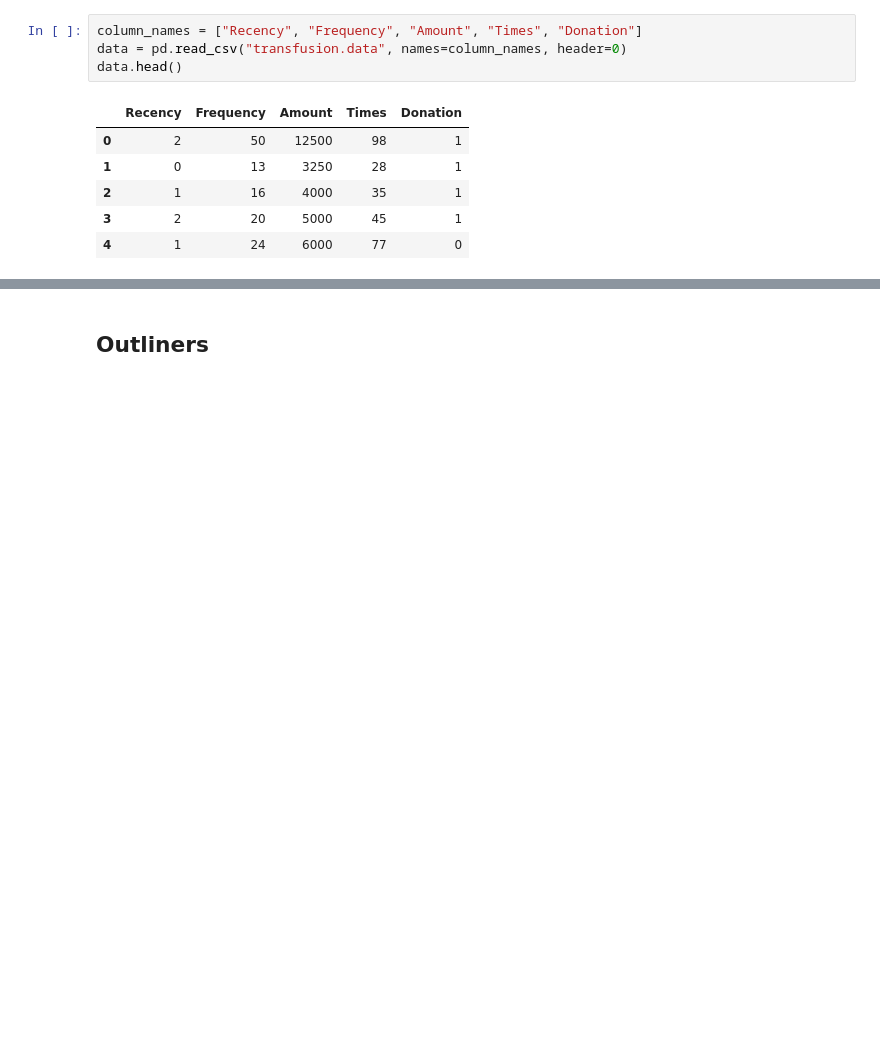
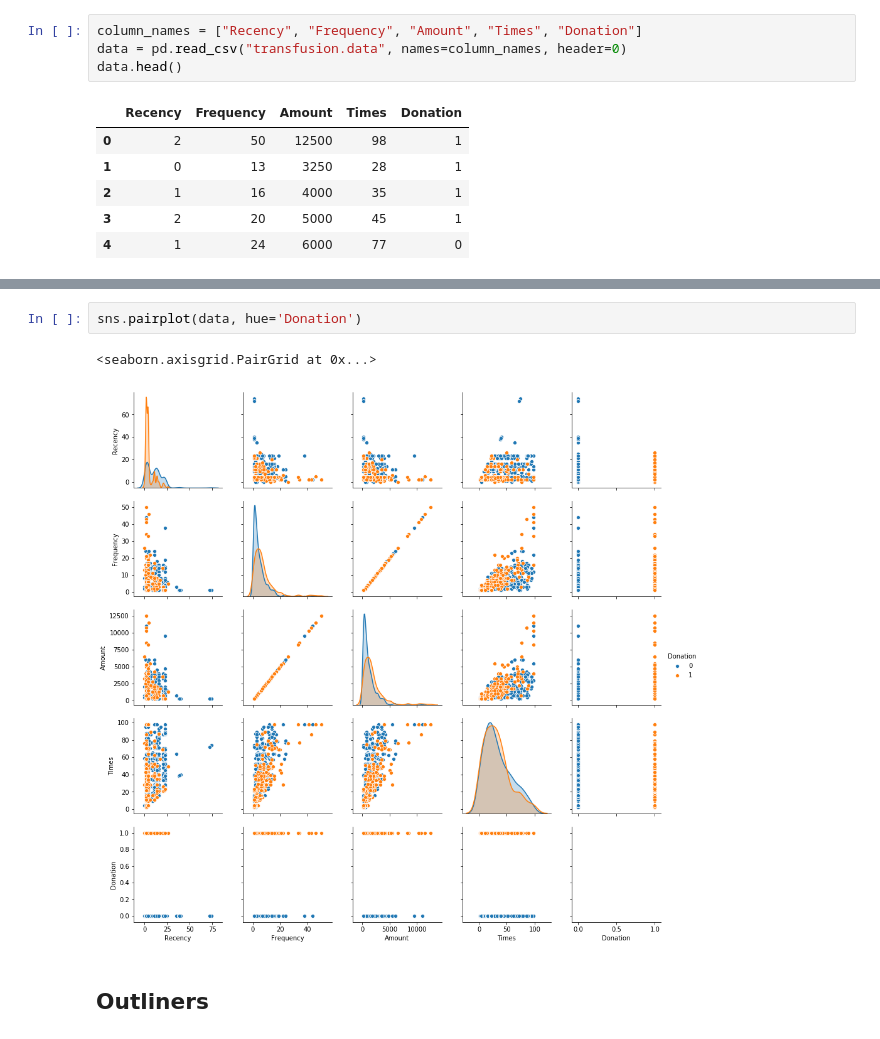
Before and after one commit to Barteus/ml-blood-donations, a Jupyter notebook: ml_blood_transfusions_full.ipynb, the cells around one changed output, grey strips where cells are left out. Drawn from its saved outputs; the diff is of its cells as text; blank space fills up the shorter version.

```diff
--- a/ml_blood_transfusions_full.ipynb
+++ b/ml_blood_transfusions_full.ipynb
@@ -37,3 +44,8 @@ data.head()
+# %%
+sns.pairplot(data, hue='Donation')
+# %% [output]
+<seaborn.axisgrid.PairGrid at 0x...>
+[figure, added]
 # %% [markdown]
 ## Outliners
 # %%
```
Also changed, not shown: parts of 13 cells of this notebook, 1 other file.
